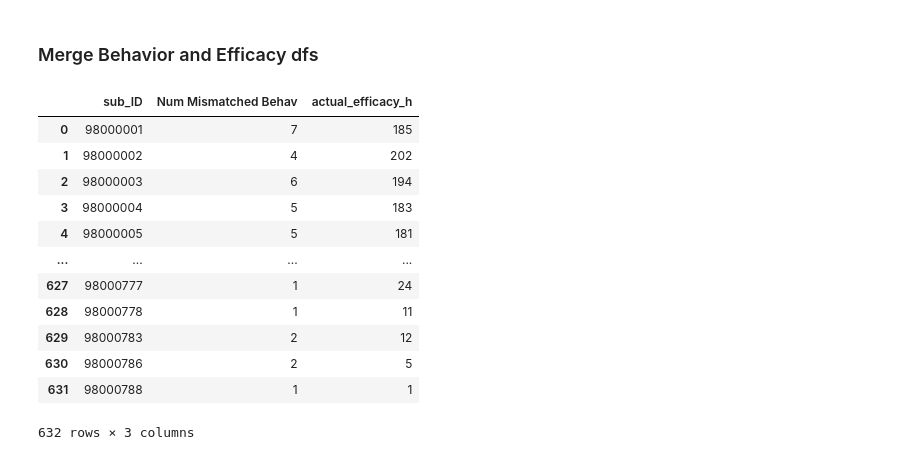
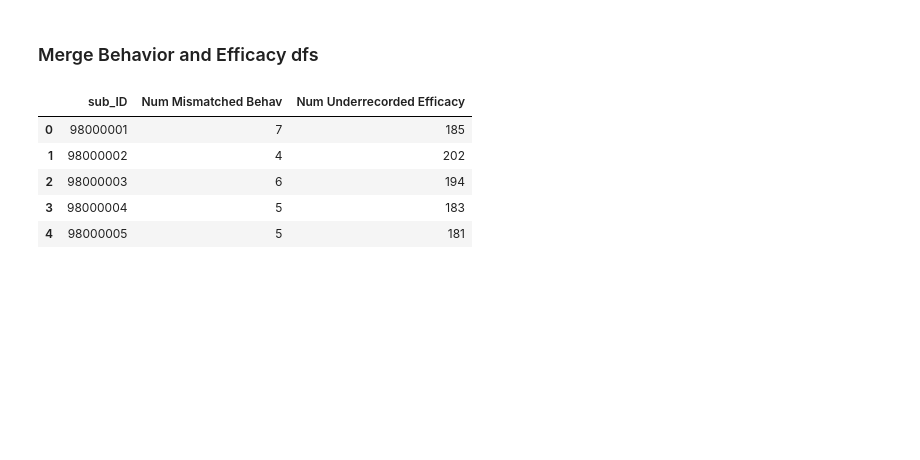
Before and after one commit to kyleanthonyr/Predicting-Employee-Attrition, a Jupyter notebook: notebooks/01-kar-data-wrangling.ipynb, the cells around one changed output. Cells and saved outputs as stored; diff of their text form; code cells hidden in the pictures; blank space fills up the shorter version.

```diff
--- a/notebooks/01-kar-data-wrangling.ipynb
+++ b/notebooks/01-kar-data-wrangling.ipynb
@@ -309,15 +290,15 @@ efficacy
 # %% [markdown]
 ### Count of Mismatched Behaviors Recorded by Sup
 # %%
-# Find records where actual behave is misrecorded
+# Find records where actual behaviour is misrecorded
 mismatched_behav_df = df[df['behav_comptype_h'] != df['record_comptype']]
 
 # Get a count of mismatched records grouped by sub_id
 mm_behav_count = mismatched_behav_df.groupby('sub_ID')['behav_comptype_h'].count().reset_index()
 
 # Rename column more appropriately
-behavior.rename(columns={'behav_comptype_h':'Num Mismatched Behav'}, inplace=True)
-behavior
+mm_behav_count.rename(columns={'behav_comptype_h':'Num Mismatched Behav'}, inplace=True)
+mm_behav_count.head()
 # %% [output]
 |  | sub_ID | Num Mismatched Behav |
 | 0 | 98000001 | 7 |
@@ -396,19 +349,12 @@ df2
 ### Merge Behavior and Efficacy dfs
 # %%
 # Merge the two counts
-behav_eff = behavior.merge(efficacy, on='sub_ID')
-behav_eff
+behav_eff = mm_behav_count.merge(efficacy, on='sub_ID')
+behav_eff.head()
 # %% [output]
-|  | sub_ID | Num Mismatched Behav | actual_efficacy_h |
+|  | sub_ID | Num Mismatched Behav | Num Underrecorded Efficacy |
 | 0 | 98000001 | 7 | 185 |
 | 1 | 98000002 | 4 | 202 |
 | 2 | 98000003 | 6 | 194 |
 | 3 | 98000004 | 5 | 183 |
 | 4 | 98000005 | 5 | 181 |
-| ... | ... | ... | ... |
-| 627 | 98000777 | 1 | 24 |
-| 628 | 98000778 | 1 | 11 |
-| 629 | 98000783 | 2 | 12 |
-| 630 | 98000786 | 2 | 5 |
-| 631 | 98000788 | 1 | 1 |
-632 rows × 3 columns
```
Also changed, not shown: parts of 6 cells of this notebook.
